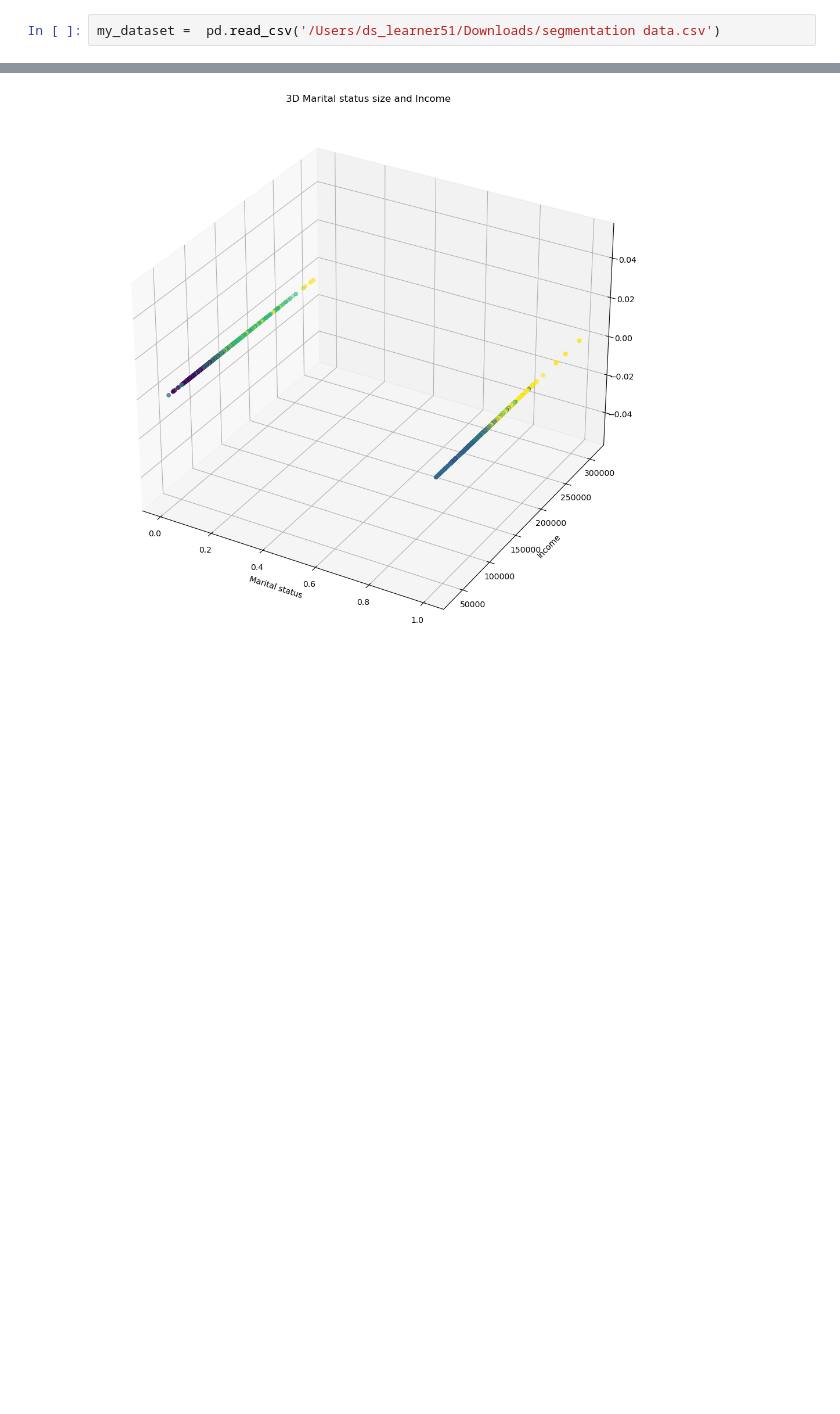
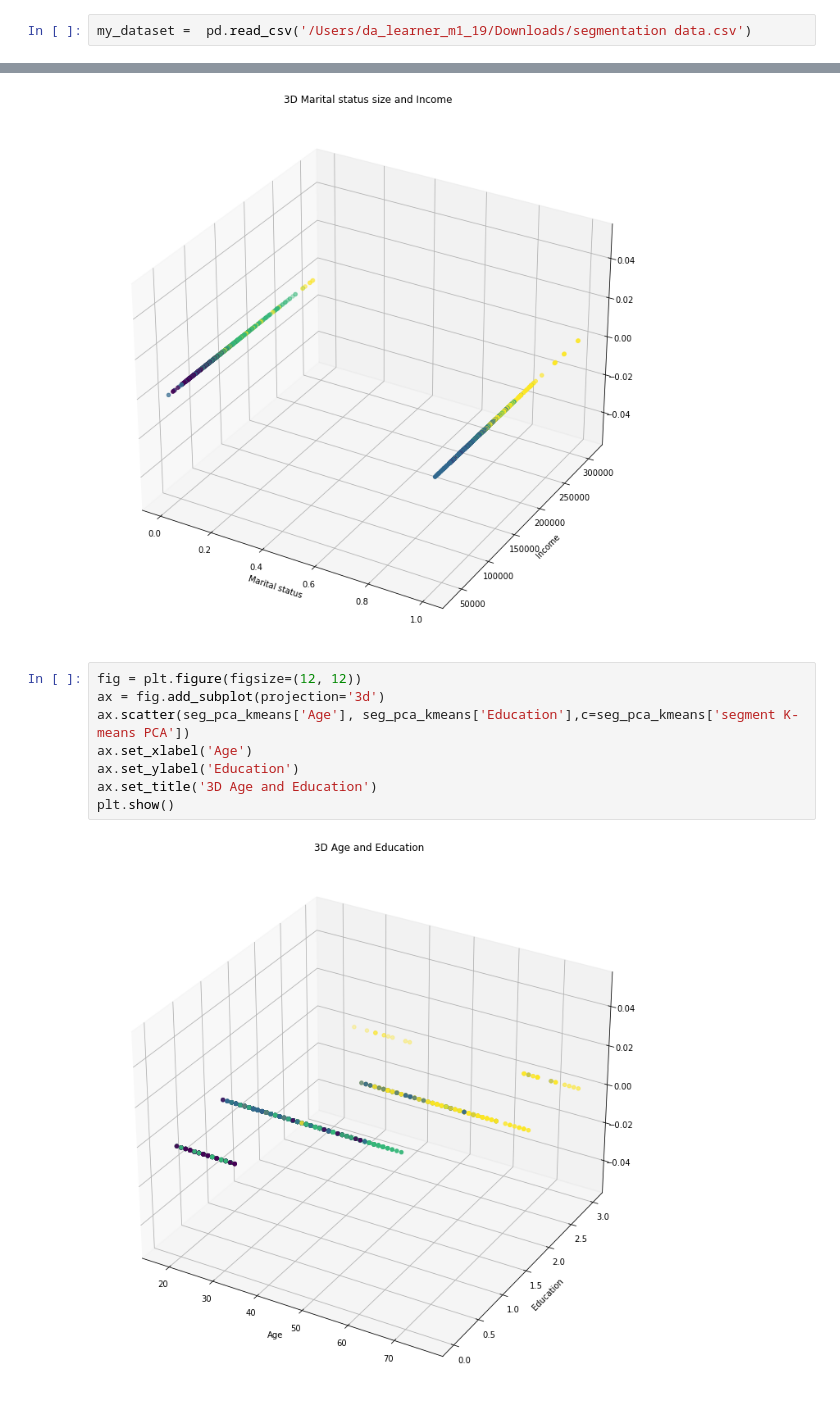
Before and after one commit to The-DigitalAcademy/Unsupervised_Learning_Project, a Jupyter notebook: Unsupervised_kmeans.ipynb, the cells around one changed output, grey strips where cells are left out. Cells and saved outputs as stored; diff of their text form; blank space fills up the shorter version.

```diff
--- a/Unsupervised_kmeans.ipynb
+++ b/Unsupervised_kmeans.ipynb
@@ -13,7 +13,7 @@ import matplotlib.pyplot as plt
 import seaborn as sns
 from sklearn.decomposition import PCA
 # %%
-my_dataset =  pd.read_csv('/Users/ds_learner51/Downloads/segmentation data.csv')
+my_dataset =  pd.read_csv('/Users/da_learner_m1_19/Downloads/segmentation data.csv')
 # %%
 my_dataset.head()
 # %% [output]
@@ -234,3 +234,13 @@ ax.set_title('3D Marital status size and Income ')
 plt.show()
 # %% [output]
 [figure]
+# %%
+fig = plt.figure(figsize=(12, 12))
+ax = fig.add_subplot(projection='3d')
+ax.scatter(seg_pca_kmeans['Age'], seg_pca_kmeans['Education'],c=seg_pca_kmeans['segment K-means PCA'])
+ax.set_xlabel('Age')
+ax.set_ylabel('Education')
+ax.set_title('3D Age and Education')
+plt.show()
+# %% [output]
+[figure, added]
```
Also changed, not shown: parts of 3 cells of this notebook.
